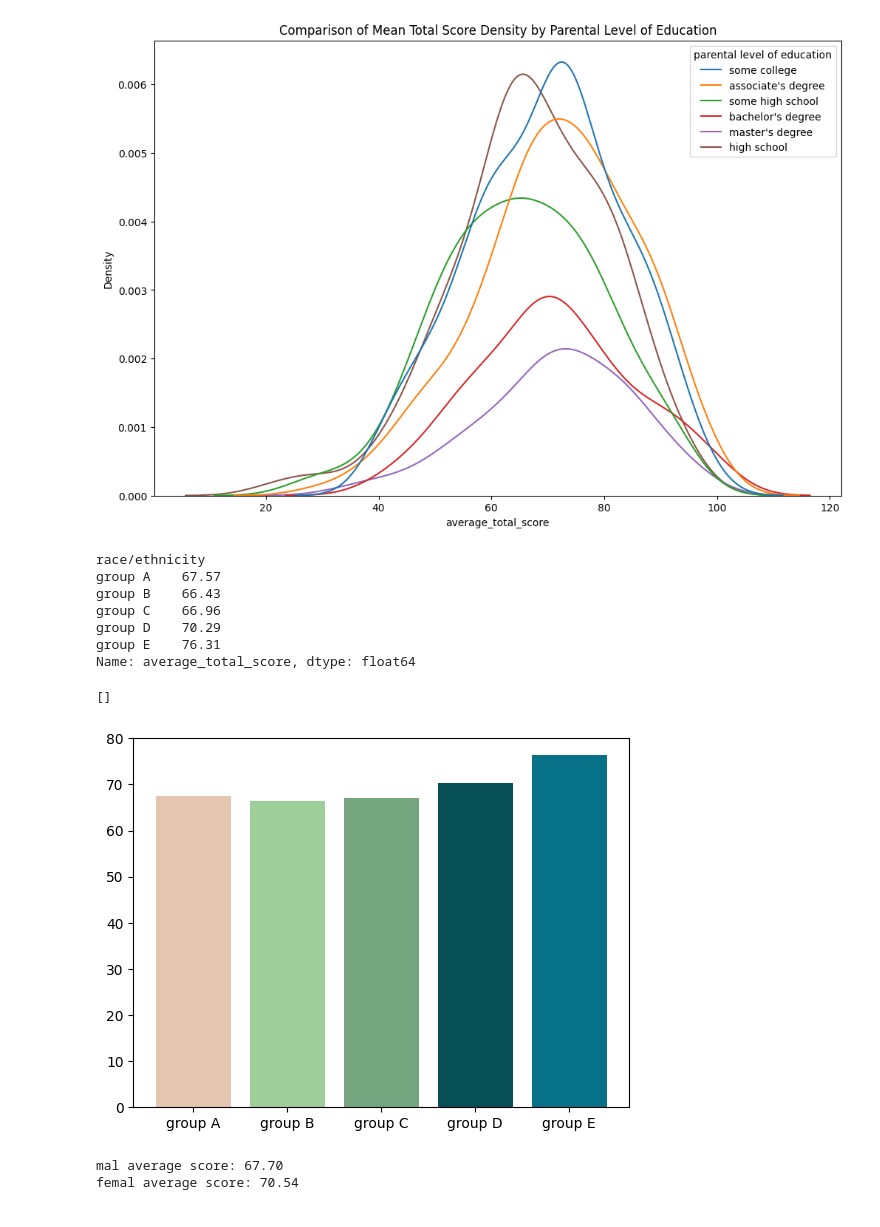
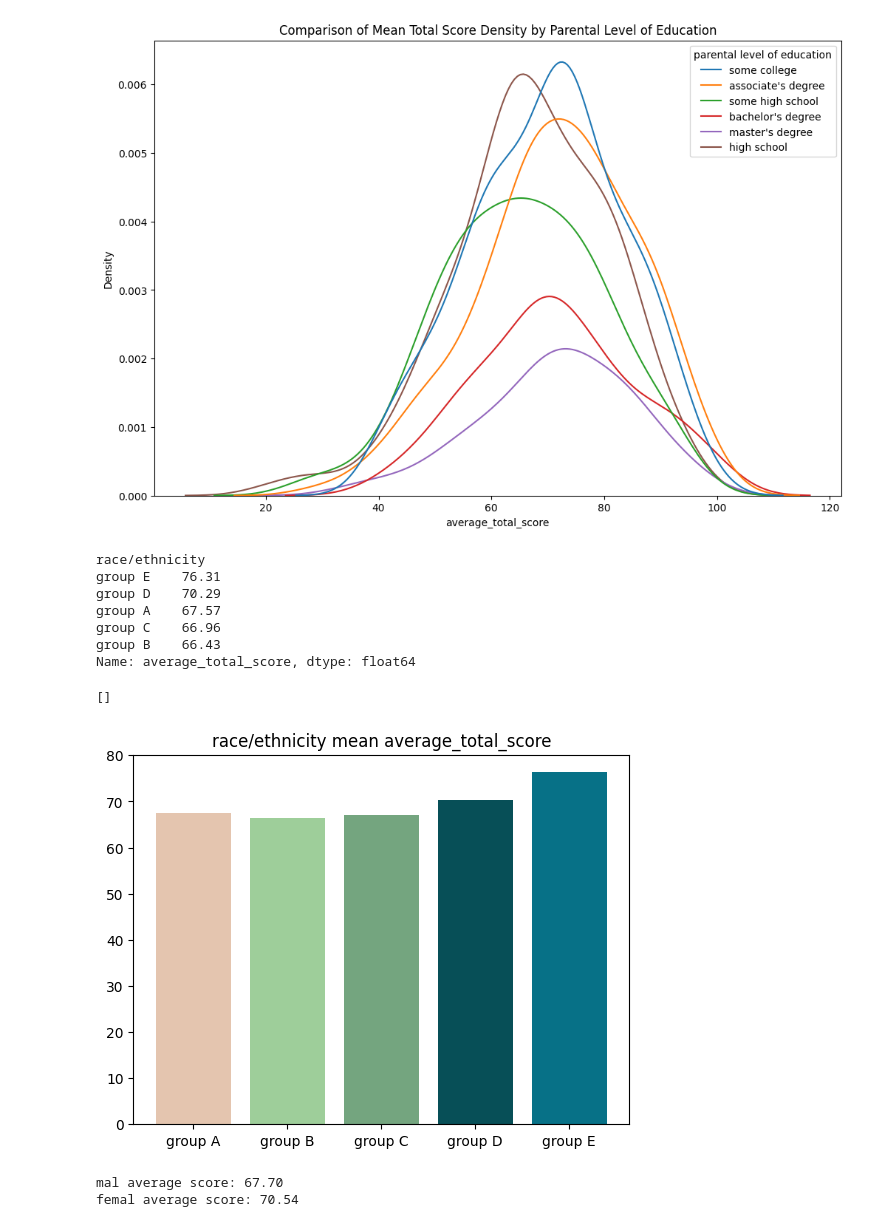
Before and after one commit to guozhuyin/112NetworkLearningTechnology, a Jupyter notebook: EducationalDataMiningUsingPython/finalProject231230.ipynb, the cells around one changed output. Drawn from its saved outputs; the diff is of its cells as text; code cells hidden in the pictures.

```diff
--- a/EducationalDataMiningUsingPython/finalProject231230.ipynb
+++ b/EducationalDataMiningUsingPython/finalProject231230.ipynb
@@ -171,24 +174,25 @@ Text(0.5, 1.0, 'Comparison of Mean Total Score Density by Parental Level of Educ
 # %%
 # Calculate the mean average_total_score for each race/ethnicity
 group_mean_scores = df.groupby("race/ethnicity")["average_total_score"].mean().round(2)
-print(group_mean_scores)
+print(group_mean_scores.sort_values(ascending=False))
 
 h = ["group A", "group B", "group C", "group D", "group E"]
 x_pos = np.arange(len(h))
 color = ['#E4C5AF','#9ECE9A', '#74A57F','#074F57', '#077187']
 plt.bar(x_pos, group_mean_scores, color=color)
+plt.title("race/ethnicity mean average_total_score")
 plt.xticks(x_pos, h)
 plt.plot()
 # %% [output]
 race/ethnicity
+group E    76.31
+group D    70.29
 group A    67.57
+group C    66.96
 group B    66.43
-group C    66.96
-group D    70.29
-group E    76.31
 Name: average_total_score, dtype: float64
 []
-[figure, old version]
+[figure, new version]
 # %%
 # Compare gender and average_total_score
 male_average_score = df[df["gender"] == "male"]["average_total_score"].mean()
```
Also changed, not shown: parts of 9 cells of this notebook.
